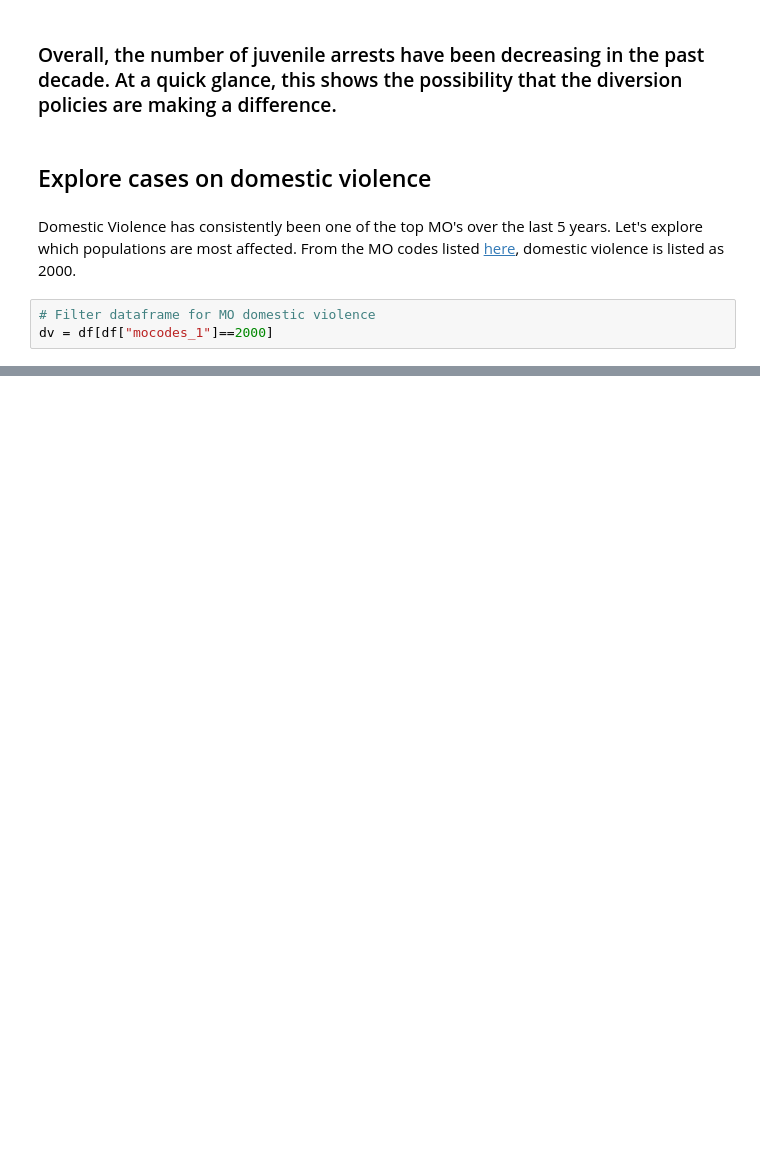
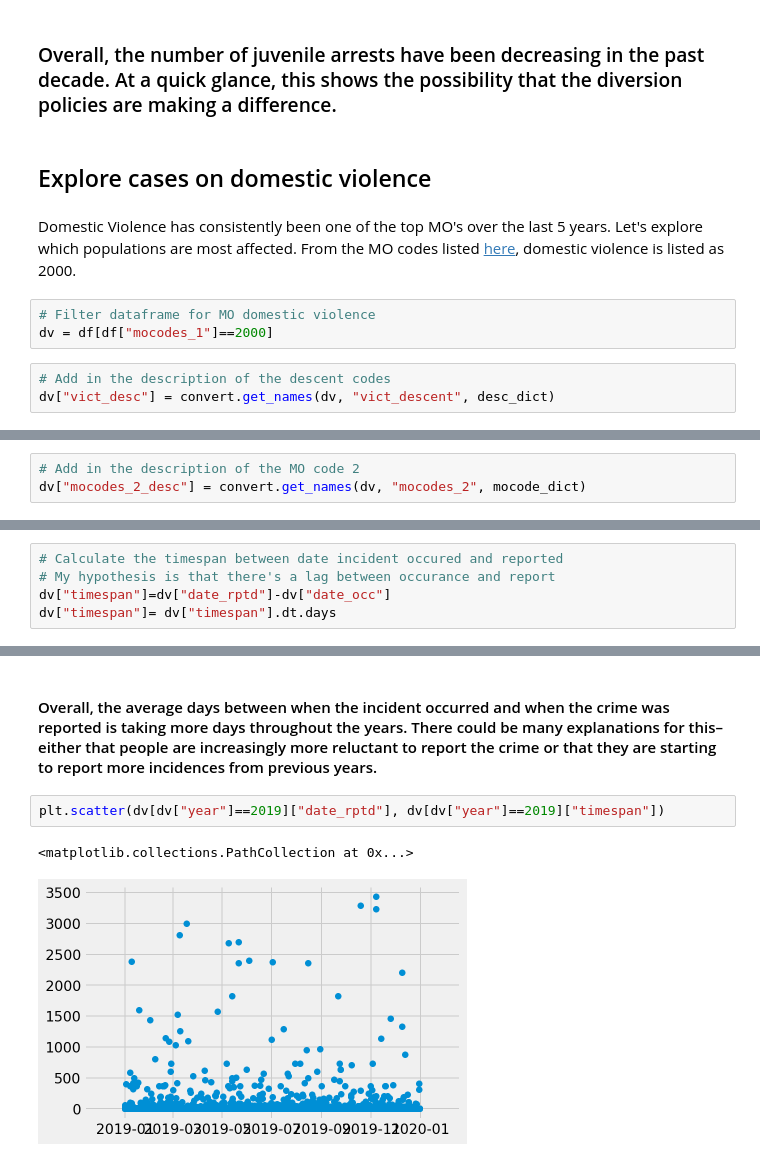
Before and after one commit to veeps/LA_innovation_team, a Jupyter notebook: code/003_explore_trends.ipynb, the cells around one changed output, grey strips where cells are left out. Saved outputs shown, nothing was run; the diff lists cells and outputs as text; blank space fills up the shorter version.

```diff
--- a/code/003_explore_trends.ipynb
+++ b/code/003_explore_trends.ipynb
@@ -203,3 +256,6 @@ Domestic Violence has consistently been one of the top MO's over the last 5 year
 # %%
 # Filter dataframe for MO domestic violence
 dv = df[df["mocodes_1"]==2000]
+# %%
+# Add in the description of the descent codes
+dv["vict_desc"] = convert.get_names(dv, "vict_descent", desc_dict)
@@ -205,0 +267,3 @@ dv = df[df["mocodes_1"]==2000]
+# %%
+# Add in the description of the MO code 2
+dv["mocodes_2_desc"] = convert.get_names(dv, "mocodes_2", mocode_dict)
@@ -215,0 +303,5 @@ dv.head()
+# %%
+# Calculate the timespan between date incident occured and reported
+# My hypothesis is that there's a lag between occurance and report
+dv["timespan"]=dv["date_rptd"]-dv["date_occ"]
+dv["timespan"]= dv["timespan"].dt.days
@@ -215,0 +361,7 @@ dv.head()
+# %% [markdown]
+#### Overall, the average days between when the incident occurred and when the crime was reported is taking more days throughout the years. There could be many explanations for this–either that people are increasingly more reluctant to report the crime or that they are starting to report more incidences from previous years.
+# %%
+plt.scatter(dv[dv["year"]==2019]["date_rptd"], dv[dv["year"]==2019]["timespan"])
+# %% [output]
+<matplotlib.collections.PathCollection at 0x...>
+[figure, added]
```
Also changed, not shown: parts of 22 cells of this notebook, 3 other files.
